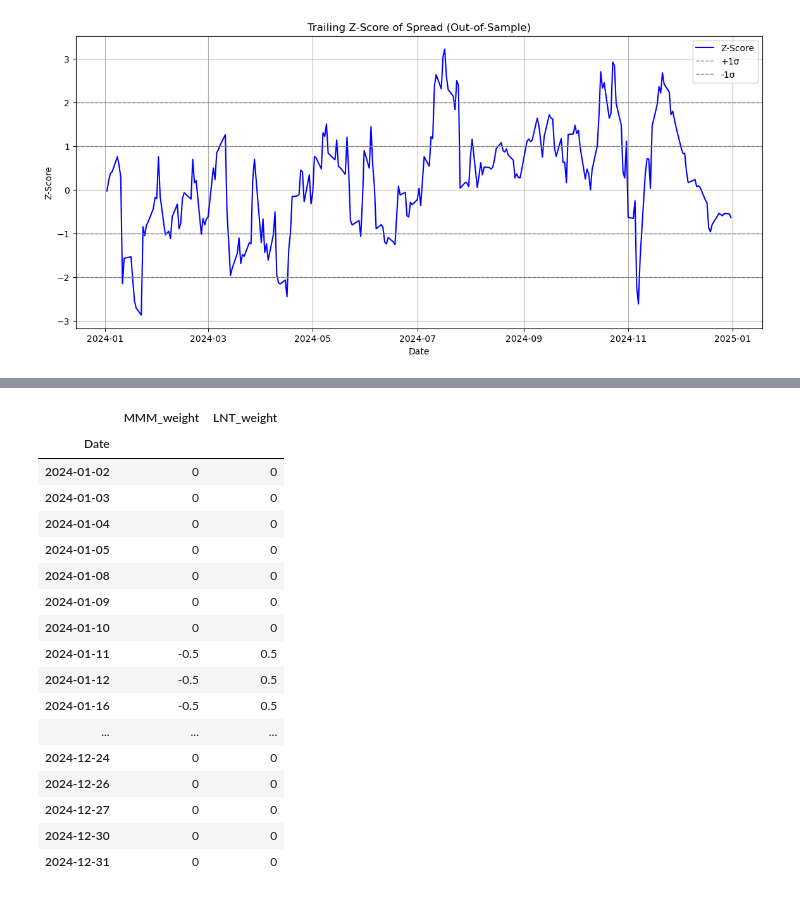
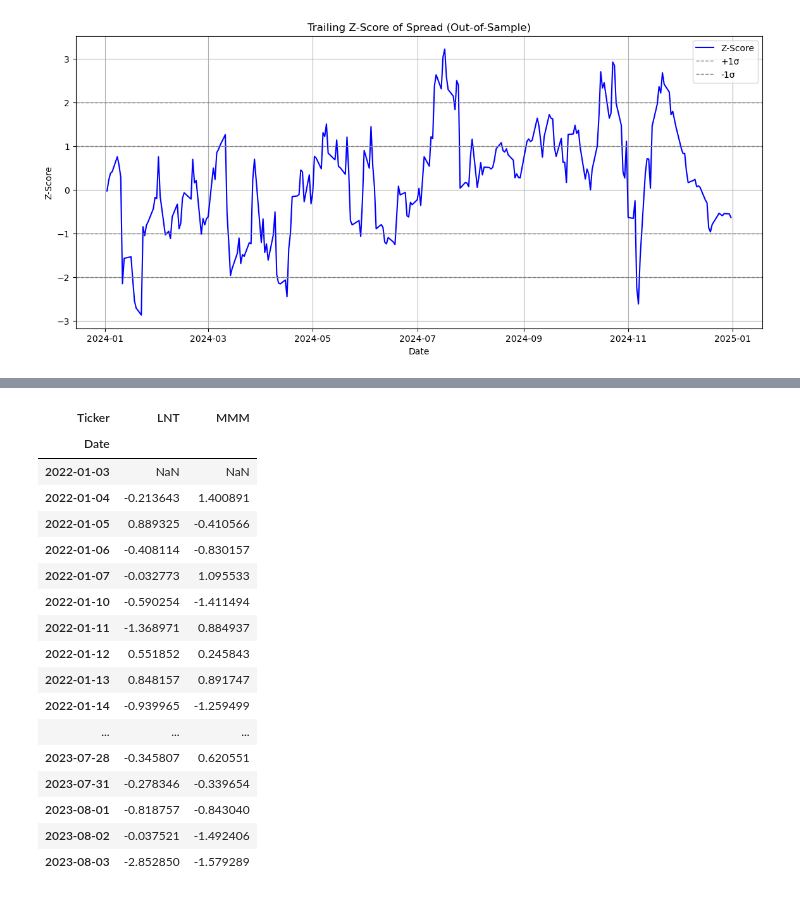
Before and after one commit to logandeboo/pairs_trading, a Jupyter notebook: references/portfolio_construction_pipeline.ipynb, the cells around one changed output, grey strips where cells are left out. Saved outputs shown, nothing was run; the diff lists cells and outputs as text; code cells hidden in the pictures.

```diff
--- a/references/portfolio_construction_pipeline.ipynb
+++ b/references/portfolio_construction_pipeline.ipynb
@@ -382,21 +456,22 @@ weights_df = create_weights_for_spread_z_score_series(ticker_pair, out_of_sample
 # %%
-weights_df
+pair_price_returns_df = pair_price_history_df.pct_change() * 100
+pair_price_returns_df
 # %% [output]
-|  | MMM_weight | LNT_weight |
+| Ticker | LNT | MMM |
 | Date |  |  |
-| 2024-01-02 | 0 | 0 |
-| 2024-01-03 | 0 | 0 |
-| 2024-01-04 | 0 | 0 |
-| 2024-01-05 | 0 | 0 |
-| 2024-01-08 | 0 | 0 |
-| 2024-01-09 | 0 | 0 |
-| 2024-01-10 | 0 | 0 |
-| 2024-01-11 | -0.5 | 0.5 |
-| 2024-01-12 | -0.5 | 0.5 |
-| 2024-01-16 | -0.5 | 0.5 |
+| 2022-01-03 | NaN | NaN |
+| 2022-01-04 | -0.213643 | 1.400891 |
+| 2022-01-05 | 0.889325 | -0.410566 |
+| 2022-01-06 | -0.408114 | -0.830157 |
+| 2022-01-07 | -0.032773 | 1.095533 |
+| 2022-01-10 | -0.590254 | -1.411494 |
+| 2022-01-11 | -1.368971 | 0.884937 |
+| 2022-01-12 | 0.551852 | 0.245843 |
+| 2022-01-13 | 0.848157 | 0.891747 |
+| 2022-01-14 | -0.939965 | -1.259499 |
 | ... | ... | ... |
-| 2024-12-24 | 0 | 0 |
-| 2024-12-26 | 0 | 0 |
-| 2024-12-27 | 0 | 0 |
-| 2024-12-30 | 0 | 0 |
-| 2024-12-31 | 0 | 0 |
+| 2023-07-28 | -0.345807 | 0.620551 |
+| 2023-07-31 | -0.278346 | -0.339654 |
+| 2023-08-01 | -0.818757 | -0.843040 |
+| 2023-08-02 | -0.037521 | -1.492406 |
+| 2023-08-03 | -2.852850 | -1.579289 |
```
Also changed, not shown: parts of 6 cells of this notebook.
